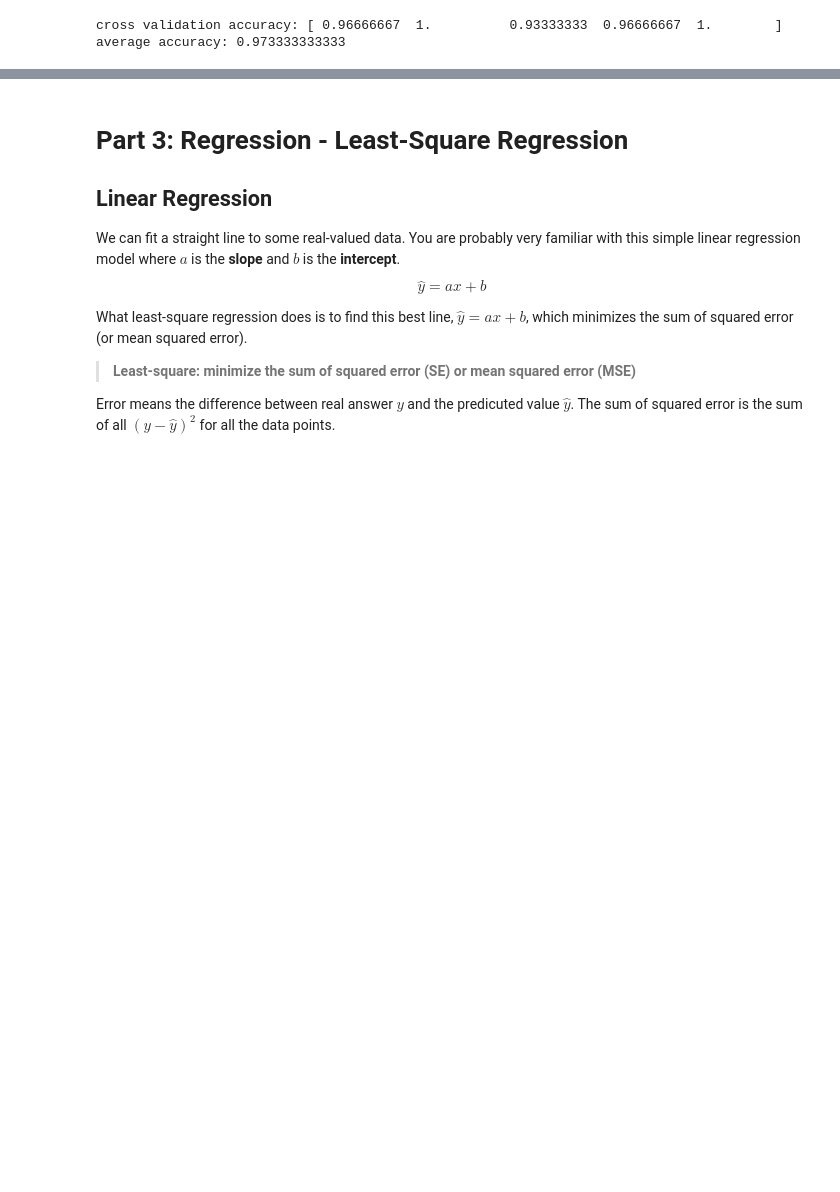
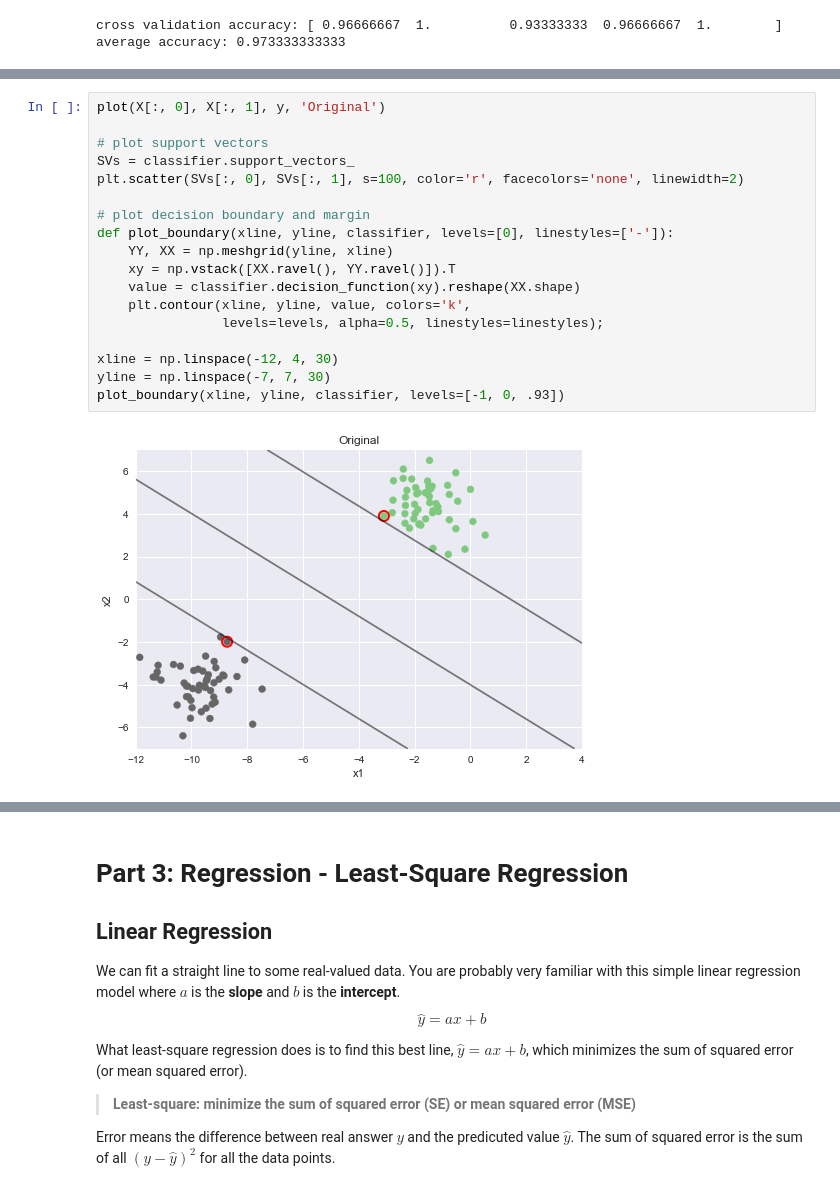
Before and after one commit to alicia-tsai/ccClub, a Jupyter notebook: notebooks/Basic_Machine_Learning_With_SKLearn.ipynb, the cells around one changed output, grey strips where cells are left out. Saved outputs shown, nothing was run; the diff lists cells and outputs as text; blank space fills up the shorter version.

```diff
--- a/notebooks/Basic_Machine_Learning_With_SKLearn.ipynb
+++ b/notebooks/Basic_Machine_Learning_With_SKLearn.ipynb
@@ -83,0 +170,20 @@ average accuracy: 0.973333333333
+# %%
+plot(X[:, 0], X[:, 1], y, 'Original')
+
+# plot support vectors
+SVs = classifier.support_vectors_
+plt.scatter(SVs[:, 0], SVs[:, 1], s=100, color='r', facecolors='none', linewidth=2)
+
+# plot decision boundary and margin
+def plot_boundary(xline, yline, classifier, levels=[0], linestyles=['-']):
+    YY, XX = np.meshgrid(yline, xline)
+    xy = np.vstack([XX.ravel(), YY.ravel()]).T
+    value = classifier.decision_function(xy).reshape(XX.shape)
+    plt.contour(xline, yline, value, colors='k',
+                levels=levels, alpha=0.5, linestyles=linestyles);
+
+xline = np.linspace(-12, 4, 30)
+yline = np.linspace(-7, 7, 30)
+plot_boundary(xline, yline, classifier, levels=[-1, 0, .93])
+# %% [output]
+[figure, added]
```
Also changed, not shown: parts of 15 cells of this notebook.
